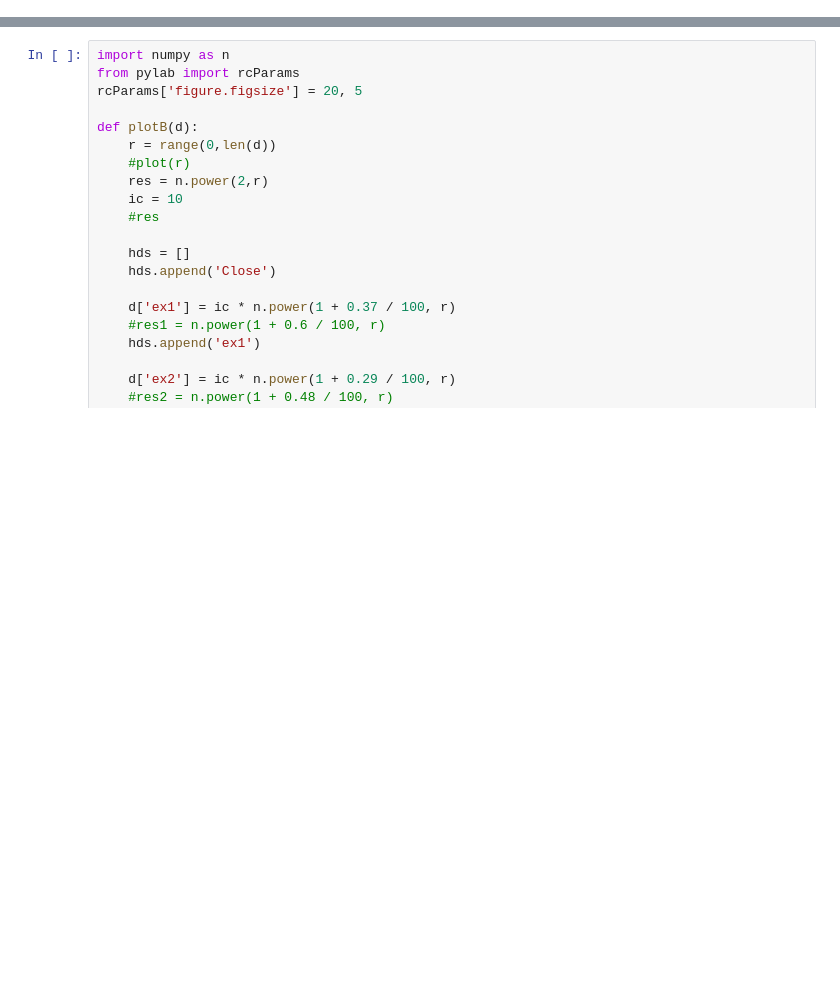
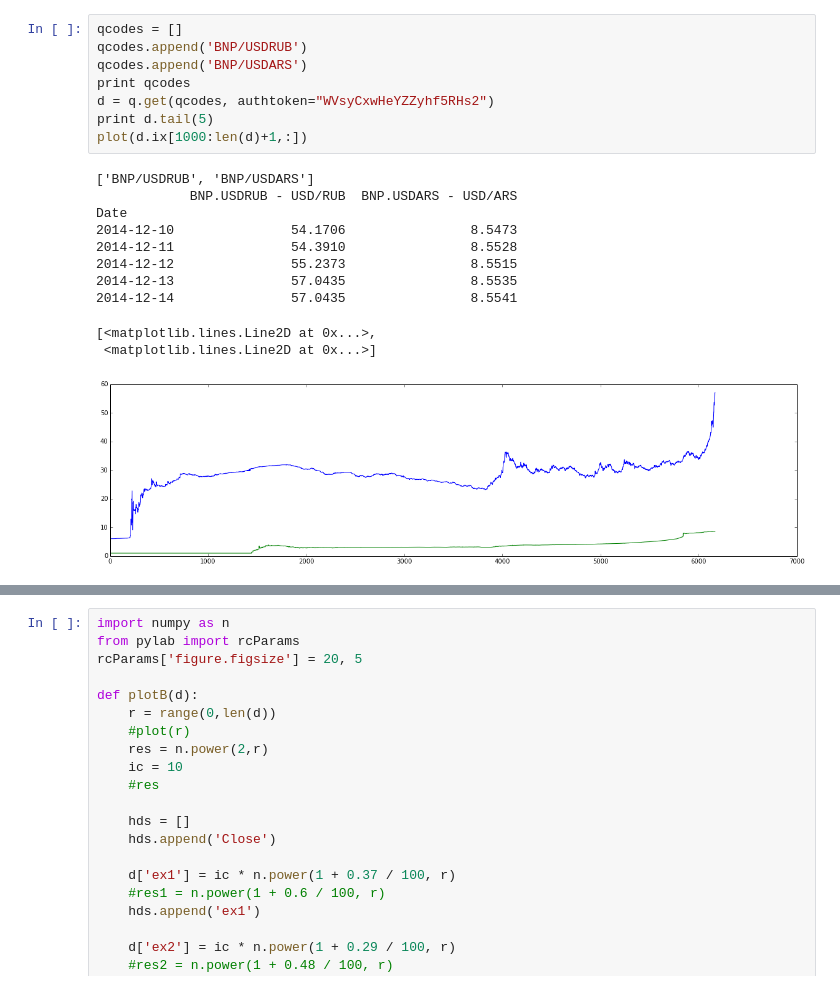
Before and after one commit to qorelogic/ml2, a Jupyter notebook: bin/quandl-fun.ipynb, the cells around one changed output, grey strips where cells are left out. Drawn from its saved outputs; the diff is of its cells as text; blank space fills up the shorter version.

```diff
--- a/bin/quandl-fun.ipynb
+++ b/bin/quandl-fun.ipynb
@@ -0,0 +24,20 @@
+# %%
+qcodes = []
+qcodes.append('BNP/USDRUB')
+qcodes.append('BNP/USDARS')
+print qcodes
+d = q.get(qcodes, authtoken="WVsyCxwHeYZZyhf5RHs2")
+print d.tail(5)
+plot(d.ix[1000:len(d)+1,:])
+# %% [output]
+['BNP/USDRUB', 'BNP/USDARS']
+            BNP.USDRUB - USD/RUB  BNP.USDARS - USD/ARS
+Date
+2014-12-10               54.1706                8.5473
+2014-12-11               54.3910                8.5528
+2014-12-12               55.2373                8.5515
+2014-12-13               57.0435                8.5535
+2014-12-14               57.0435                8.5541
+[<matplotlib.lines.Line2D at 0x...>,
+ <matplotlib.lines.Line2D at 0x...>]
+[figure, added]
```
Also changed, not shown: parts of 8 cells of this notebook.
